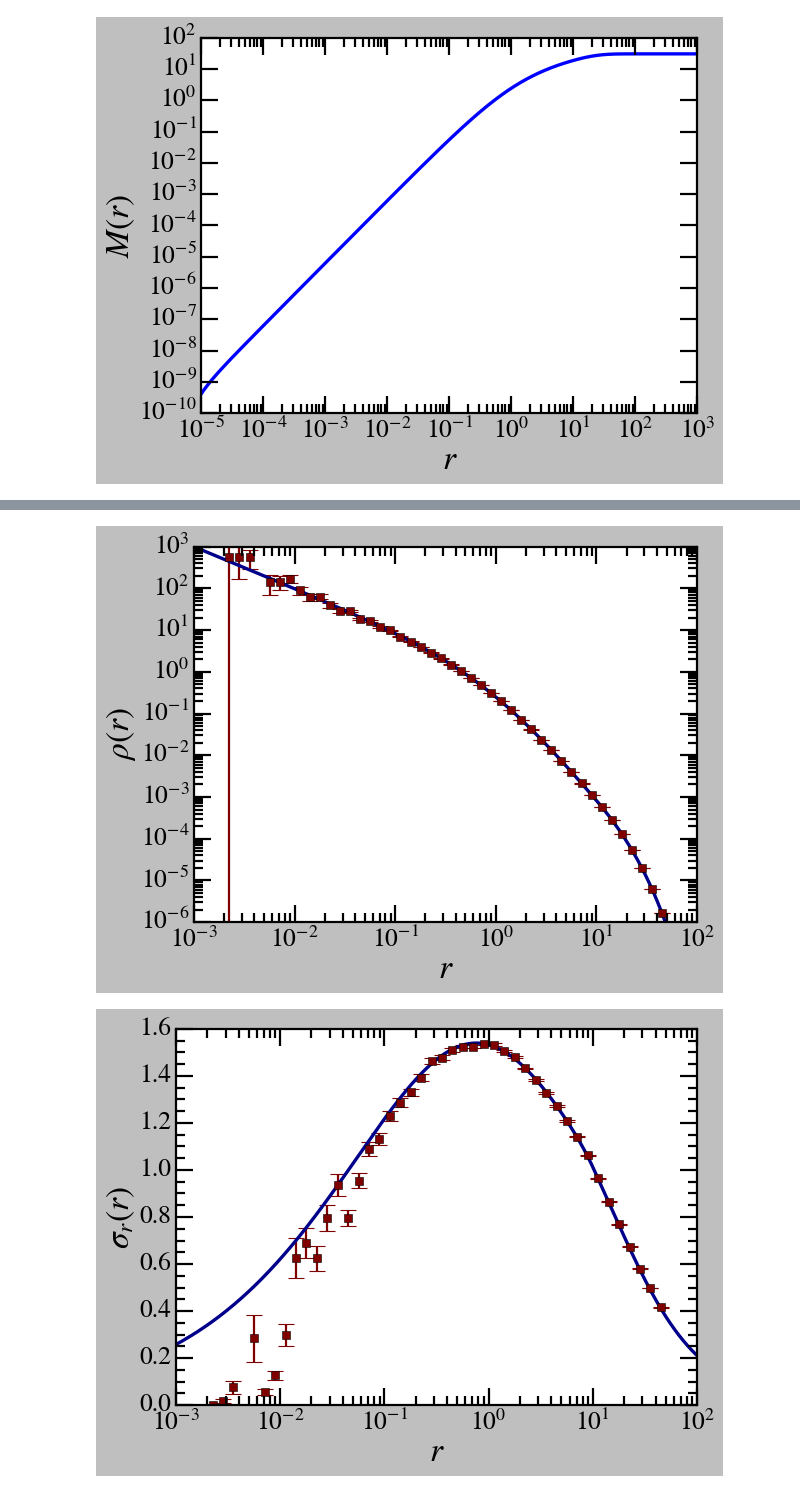
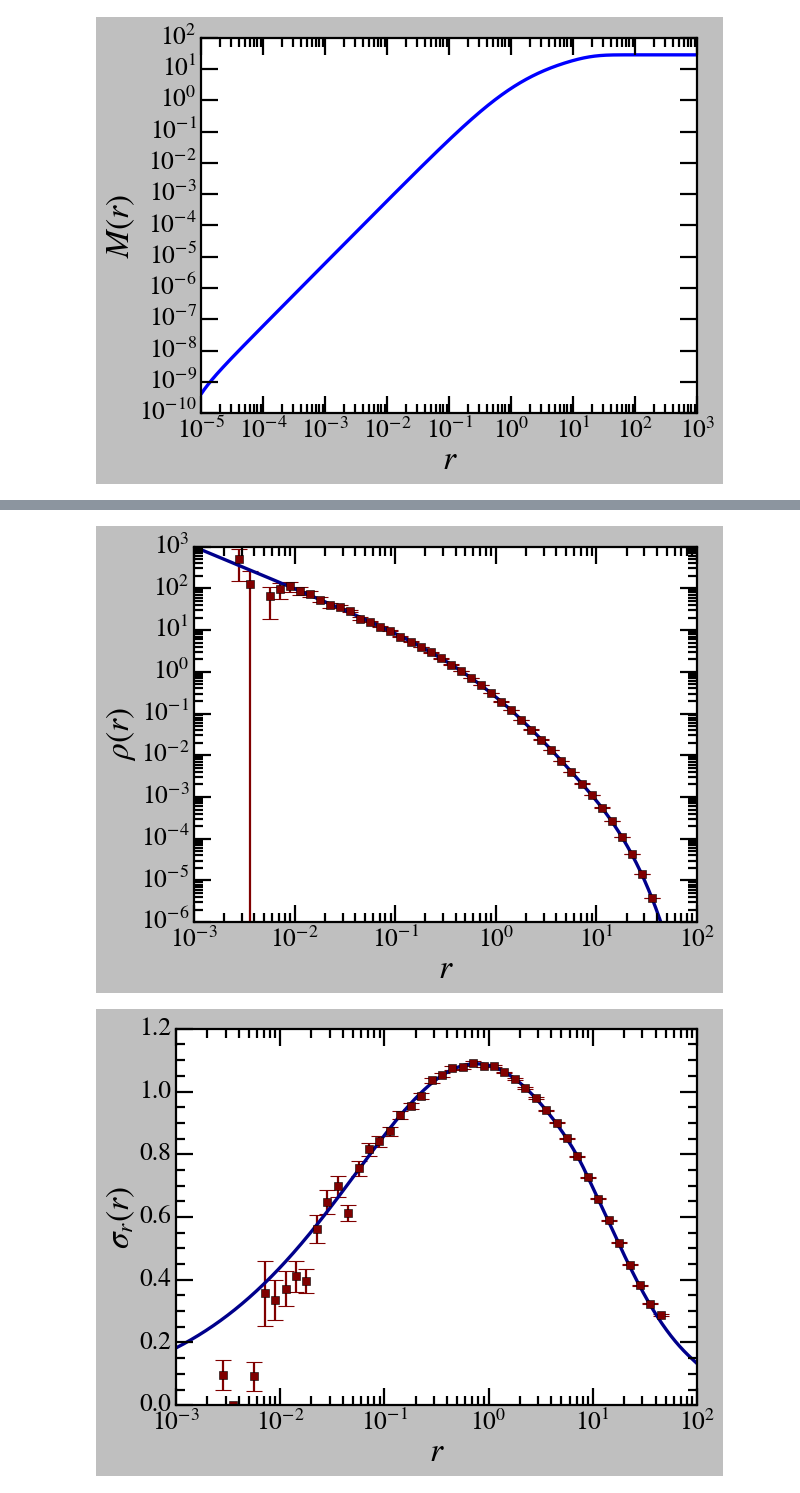
Before and after one commit to vinh-qtran/SoftIsoICs, a Jupyter notebook: nbs/test.ipynb, the cells around one changed output, grey strips where cells are left out. Cells and saved outputs as stored; diff of their text form; code cells hidden in the pictures.

```diff
--- a/nbs/test.ipynb
+++ b/nbs/test.ipynb
@@ -58,7 +60,13 @@ class NFWProfile(profiles.BaseSingleComponentProfile):
             r_bins < self.c, self._nfw_density(r_bins), self._decay_density(r_bins)
         )
 # %%
-nfw_profile = NFWProfile(r_bin_min=1e-5, r_bin_max=1e3, N_bins=10000, epsilon=0.05)
+nfw_profile = NFWProfile(
+    c=8.28,
+    r_bin_min=1e-5,
+    r_bin_max=1e3,
+    N_bins=10000,
+    epsilon=0.30 / 25.48,
+)
 # %%
 plt.plot(nfw_profile.r_bins, nfw_profile.rho_bins)
 
@@ -192,31 +209,31 @@ plt.ylabel(r"$\rho (r)$")
 plt.tight_layout()
 plt.show()
 # %% [output]
-[figure, old version]
+[figure, new version]
 # %%
 plt.errorbar(
     sampled_r_bins,
     sampled_sigma_r_bins,
     yerr=sampled_sigma_r_bins_err,
     fmt=" s",
     color="maroon",
     markersize=7.5,
     elinewidth=2,
     capsize=7.5,
     capthick=1,
 )
 
-plt.plot(nfw_profile.r_bins, np.sqrt(2) * nfw_profile.sigma_r_bins, color="darkblue")
+plt.plot(nfw_profile.r_bins, nfw_profile.sigma_r_bins, color="darkblue")
 
 plt.xlim(1e-3, 1e2)
 
 plt.xscale("log")
 # plt.yscale("log")
 
 plt.xlabel(r"$r$")
 plt.ylabel(r"$\sigma_r (r)$")
 
 plt.tight_layout()
 plt.show()
 # %% [output]
-[figure, old version]
+[figure, new version]
```
Also changed, not shown: parts of 12 cells of this notebook, 3 other files.
